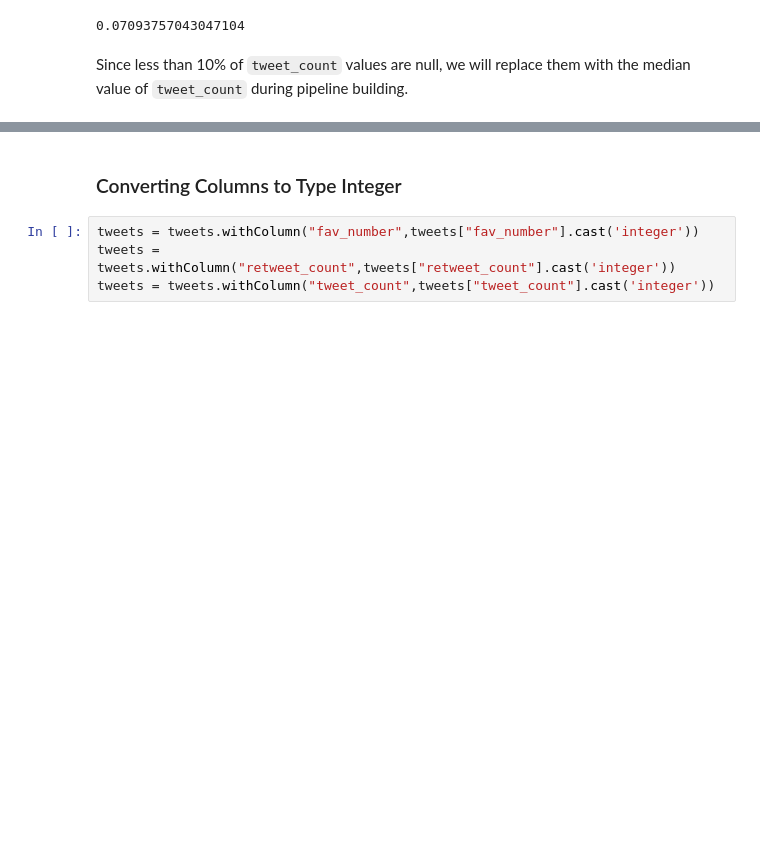
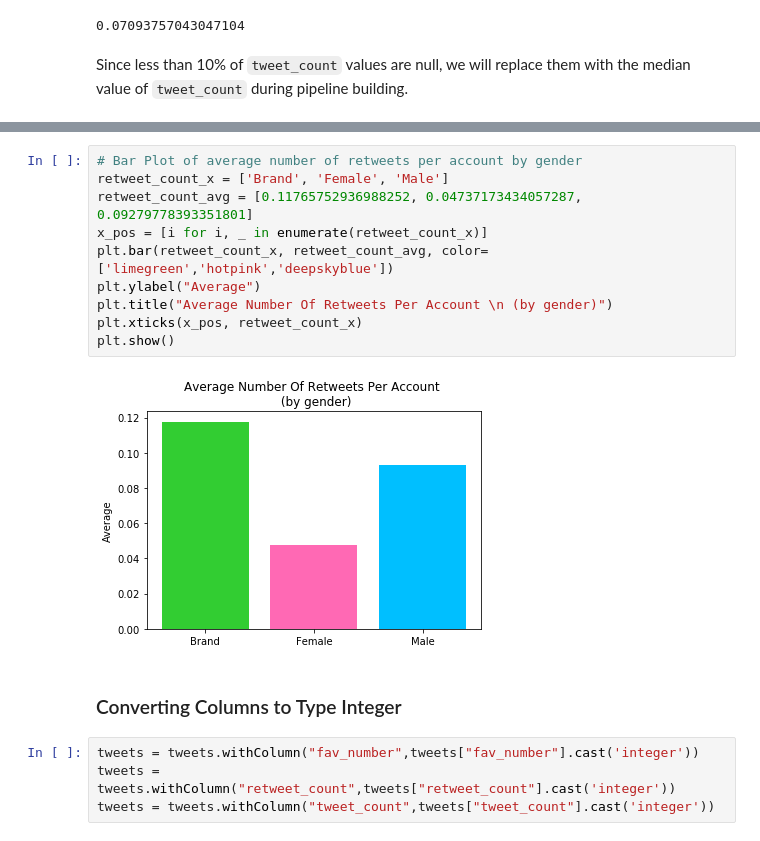
Before and after one commit to ishana-narayanan/tweets_gender, a Jupyter notebook: pipeline.ipynb, the cells around one changed output, grey strips where cells are left out. Drawn from its saved outputs; the diff is of its cells as text; blank space fills up the shorter version.

```diff
--- a/pipeline.ipynb
+++ b/pipeline.ipynb
@@ -131,3 +191,15 @@ Since less than 10% of `tweet_count` values are null, we will replace them with
+# %%
+# Bar Plot of average number of retweets per account by gender
+retweet_count_x = ['Brand', 'Female', 'Male']
+retweet_count_avg = [0.11765752936988252, 0.04737173434057287, 0.09279778393351801]
+x_pos = [i for i, _ in enumerate(retweet_count_x)]
+plt.bar(retweet_count_x, retweet_count_avg, color=['limegreen','hotpink','deepskyblue'])
+plt.ylabel("Average")
+plt.title("Average Number Of Retweets Per Account \n (by gender)")
+plt.xticks(x_pos, retweet_count_x)
+plt.show()
+# %% [output]
+[figure, added]
 # %% [markdown]
 ### Converting Columns to Type Integer
 # %%
```
Also changed, not shown: parts of 40 cells of this notebook.
